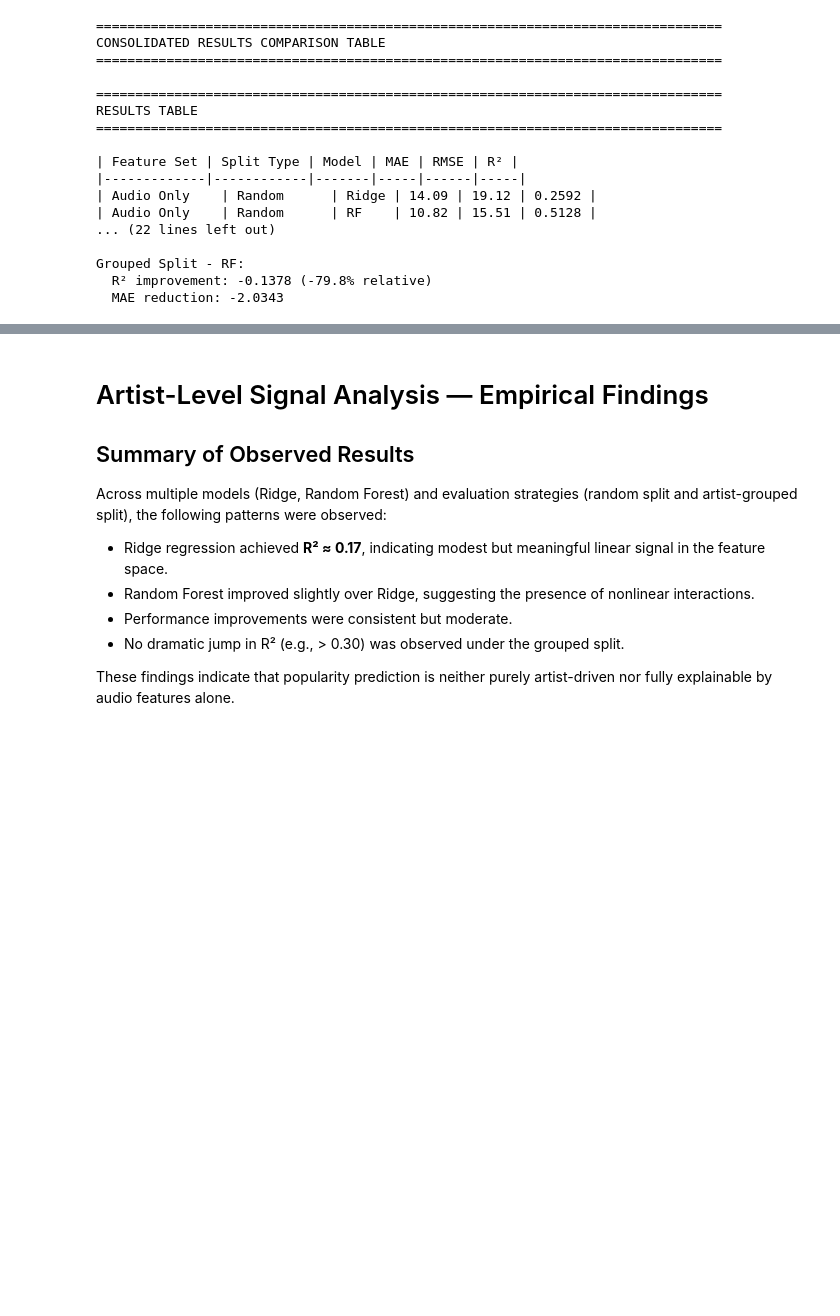
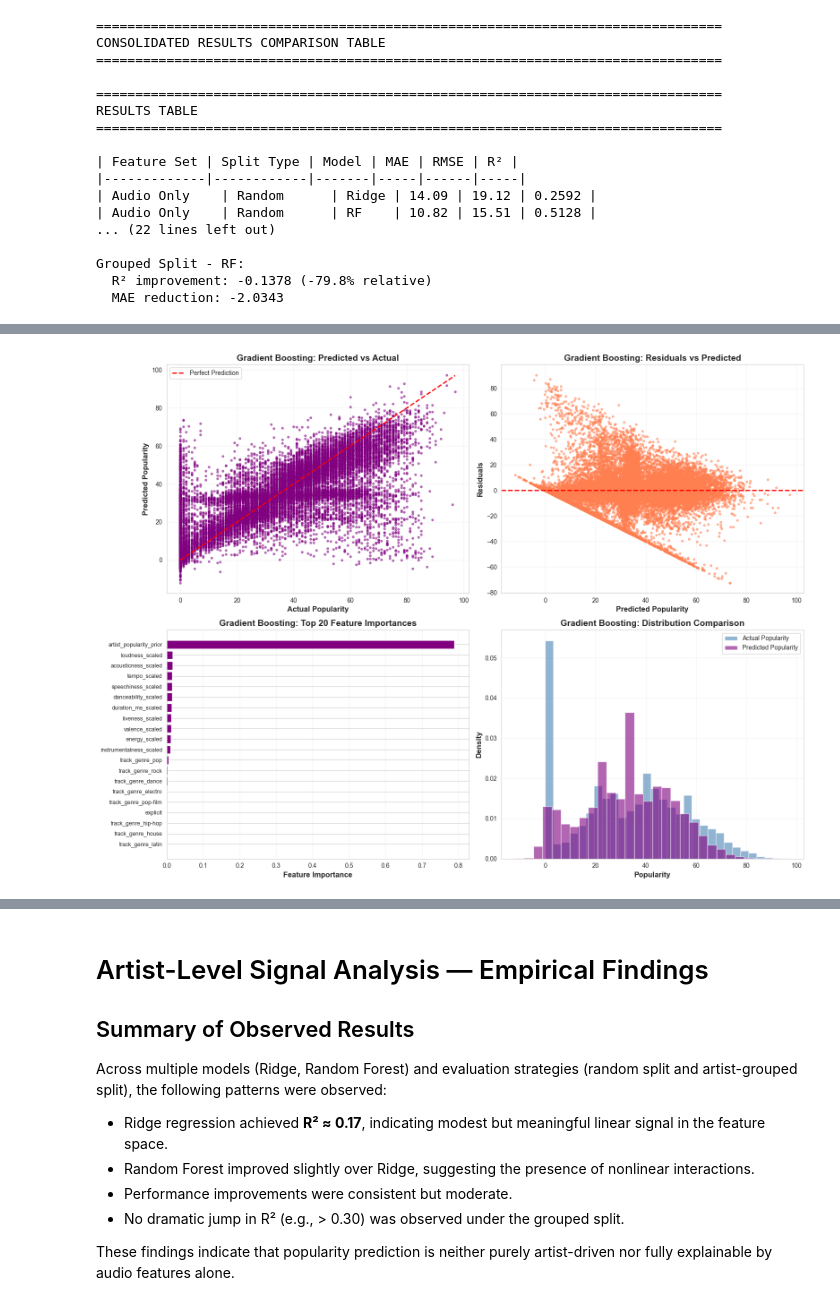
Before and after one commit to saachidhamija/spotify-popularity-prediction, a Jupyter notebook: spotify-popularity-prediction.ipynb, the cells around one changed output, grey strips where cells are left out. Cells and saved outputs as stored; diff of their text form; code cells hidden in the pictures; blank space fills up the shorter version.

```diff
--- a/spotify-popularity-prediction.ipynb
+++ b/spotify-popularity-prediction.ipynb
@@ -455,7 +466,9 @@ for col in id_candidates:
 
 # Check for high-cardinality text columns (likely IDs)
 print("\n\nHigh-Cardinality Text Columns (Potential IDs):")
-for col in potential_text_cols:
+# Filter to only columns that still exist in df (in case some were dropped)
+potential_text_cols_existing = [col for col in potential_text_cols if col in df.columns]
+for col in potential_text_cols_existing:
     unique_count = df[col].nunique()
     unique_ratio = unique_count / len(df)
     print(f"\n  {col}:")
@@ -3864,0 +4087,79 @@ Grouped Split - RF:
+# %%
+# ============================================================================
+# MODEL 3: Gradient Boosting Visualizations
+# ============================================================================
+
+fig, axes = plt.subplots(2, 2, figsize=(16, 12))
+
+# 1. Predicted vs Actual scatter plot
+axes[0, 0].scatter(y_test_random, y_pred_gb_test, alpha=0.5, s=10, color='purple')
+axes[0, 0].plot([y_test_random.min(), y_test_random.max()],
+                [y_test_random.min(), y_test_random.max()],
+                'r--', linewidth=2, label='Perfect Prediction')
+axes[0, 0].set_xlabel('Actual Popularity', fontsize=12, fontweight='bold')
+axes[0, 0].set_ylabel('Predicted Popularity', fontsize=12, fontweight='bold')
+axes[0, 0].set_title('Gradient Boosting: Predicted vs Actual', fontsize=14, fontweight='bold')
+axes[0, 0].legend(loc='best')
+axes[0, 0].grid(True, alpha=0.3, linestyle='--')
+
+# 2. Residuals vs Predicted
+residuals_gb = y_test_random - y_pred_gb_test
+axes[0, 1].scatter(y_pred_gb_test, residuals_gb, alpha=0.5, s=10, color='coral')
+axes[0, 1].axhline(0, color='red', linestyle='--', linewidth=2)
+axes[0, 1].set_xlabel('Predicted Popularity', fontsize=12, fontweight='bold')
+axes[0, 1].set_ylabel('Residuals', fontsize=12, fontweight='bold')
+axes[0, 1].set_title('Gradient Boosting: Residuals vs Predicted', fontsize=14, fontweight='bold')
+axes[0, 1].grid(True, alpha=0.3, linestyle='--')
+
+# 3. Feature Importance (top 20)
+feature_importance_gb = pd.DataFrame({
+    'feature': X_train_random_final_with_artist.columns,
+    'importance': gb_model.feature_importances_
+}).sort_values('importance', ascending=False).head(20)
+
+axes[1, 0].barh(range(len(feature_importance_gb)), feature_importance_gb['importance'], color='purple')
+axes[1, 0].set_yticks(range(len(feature_importance_gb)))
+axes[1, 0].set_yticklabels(feature_importance_gb['feature'], fontsize=9)
+axes[1, 0].set_xlabel('Feature Importance', fontsize=12, fontweight='bold')
+axes[1, 0].set_title('Gradient Boosting: Top 20 Feature Importances', fontsize=14, fontweight='bold')
+axes[1, 0].grid(True, alpha=0.3, linestyle='--', axis='x')
+axes[1, 0].invert_yaxis()
+
+# 4. Distribution comparison: Predictions vs Actual
+axes[1, 1].hist(y_test_random, bins=30, alpha=0.6, label='Actual Popularity', color='steelblue', density=True)
+axes[1, 1].hist(y_pred_gb_test, bins=30, alpha=0.6, label='Predicted Popularity', color='purple', density=True)
+axes[1, 1].set_xlabel('Popularity', fontsize=12, fontweight='bold')
+axes[1, 1].set_ylabel('Density', fontsize=12, fontweight='bold')
+axes[1, 1].set_title('Gradient Boosting: Distribution Comparison', fontsize=14, fontweight='bold')
+axes[1, 1].legend(loc='best')
+axes[1, 1].grid(True, alpha=0.3, linestyle='--')
+
+plt.tight_layout()
+plt.show()
+
+print("\nVisualizations generated successfully")
+
+# Print feature importance summary
+print("\n" + "=" * 80)
+print("FEATURE IMPORTANCE SUMMARY")
+print("=" * 80)
+print(f"\nTop 10 Most Important Features:")
+for i, row in feature_importance_gb.head(10).iterrows():
+    print(f"  {row['feature']:30s}: {row['importance']:.4f}")
+
+# Analyze genre vs audio feature importance
+genre_features_gb = [col for col in X_train_random_final_with_artist.columns if 'track_genre' in col or 'key' in col or 'time_signature' in col]
+audio_features_gb = [col for col in X_train_random_final_with_artist.columns if col not in genre_features_gb and col not in ['explicit', 'mode', 'artist_popularity_prior']]
+
+genre_importance_gb = gb_model.feature_importances_[X_train_random_final_with_artist.columns.isin(genre_features_gb)].sum()
+audio_importance_gb = gb_model.feature_importances_[X_train_random_final_with_artist.columns.isin(audio_features_gb)].sum()
+artist_importance_gb = gb_model.feature_importances_[X_train_random_final_with_artist.columns.isin(['artist_popularity_prior'])].sum()
+other_importance_gb = gb_model.feature_importances_[X_train_random_final_with_artist.columns.isin(['explicit', 'mode'])].sum()
+
+print(f"\nImportance by Feature Category:")
+print(f"  Artist encoding:         {artist_importance_gb:.4f} ({artist_importance_gb*100:.2f}%)")
+print(f"  Genre/Categorical:      {genre_importance_gb:.4f} ({genre_importance_gb*100:.2f}%)")
+print(f"  Audio features:         {audio_importance_gb:.4f} ({audio_importance_gb*100:.2f}%)")
+print(f"  Other (explicit, mode):  {other_importance_gb:.4f} ({other_importance_gb*100:.2f}%)")
+# %% [output]
+[figure, added]
```
Also changed, not shown: parts of 36 cells of this notebook.
